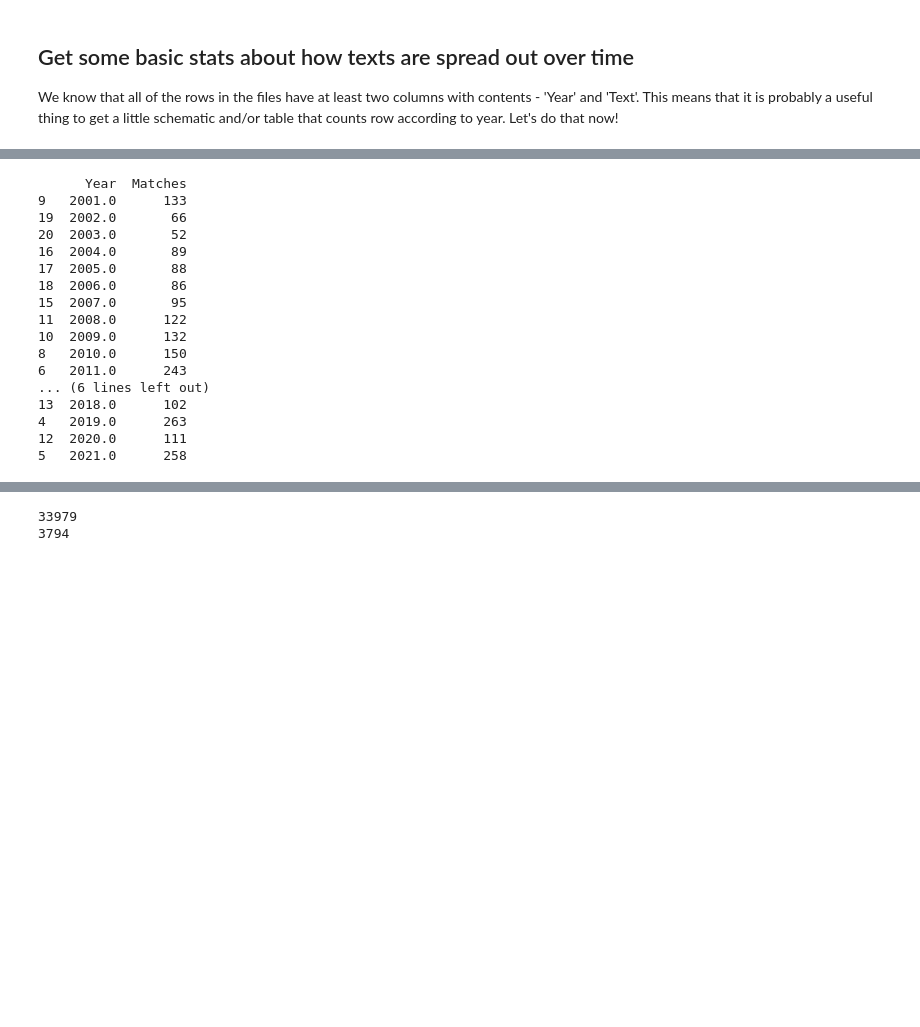
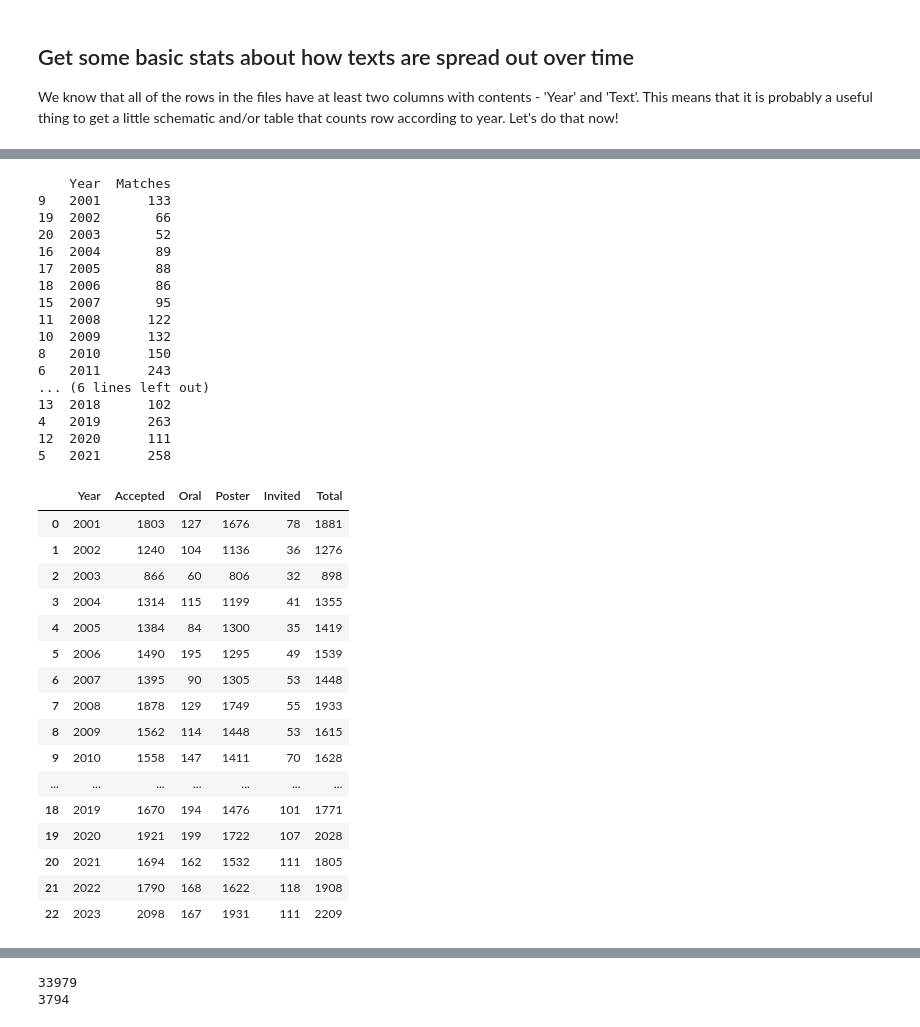
Before and after one commit to UKDataServiceOpen/Person_Identy_First_Language, a Jupyter notebook: 2023_Second_analysis/code/2_Word_frequencies.ipynb, the cells around one changed output, grey strips where cells are left out. Cells and saved outputs as stored; diff of their text form; code cells hidden in the pictures; blank space fills up the shorter version.

```diff
--- a/2023_Second_analysis/code/2_Word_frequencies.ipynb
+++ b/2023_Second_analysis/code/2_Word_frequencies.ipynb
@@ -67,6 +65,7 @@ Having checked the contents of the output folder and seen the files we expected
 # %%
 all_texts = pd.read_csv('..\\output\\all_abstracts_no_null_texts.csv')            # one for all of the texts and then
 matched_texts = pd.read_csv('..\\output\\matched_abstracts_no_null_texts.csv')    # one for just those that match the keyword
+expected_abstracts = pd.read_csv('..\\output\\ESHG_abstract_submissions.csv')     # one for the number of expected abstracts
 # %%
 print (len(all_texts))                        # it is always useful to double check that the length matches your expectations
 print (len(matched_texts))                    # in this case, we already know how many rows to expect in each file.
@@ -126,25 +123,47 @@ print(all_counts_by_year)                                                  # Let
 # %%
-matched_counts_by_year = matched_texts['Year'].value_counts()      # repeat the process for the matched_texts file
-matched_counts_by_year = pd.DataFrame(matched_counts_by_year)                        # again, turn it into a data frame
-matched_counts_by_year = matched_counts_by_year.rename(columns={"Year": "Matches"})  # name the columns
-matched_counts_by_year = matched_counts_by_year.rename_axis('Year').reset_index()    # rename axis, reset index
-matched_counts_by_year = matched_counts_by_year.sort_values(by=['Year'])             # sort by value of year
-print(matched_counts_by_year)                                                        # and check that it looks correct.
+matched_counts_by_year = matched_texts['Year'].value_counts()                             # repeat for the matched_texts file
+matched_counts_by_year = pd.DataFrame(matched_counts_by_year)                             # again, turn it into a data frame
+matched_counts_by_year = matched_counts_by_year.rename(columns={"Year": "Matches"})       # name the columns
+matched_counts_by_year = matched_counts_by_year.rename_axis('Year').reset_index()         # rename axis, reset index
+matched_counts_by_year = matched_counts_by_year.sort_values(by=['Year']).astype('Int64')  # retype and sort by value of year
+print(matched_counts_by_year)                                                             # and check it looks correct.
 # %% [output]
-      Year  Matches
-9   2001.0      133
-19  2002.0       66
-20  2003.0       52
-16  2004.0       89
-17  2005.0       88
-18  2006.0       86
-15  2007.0       95
-11  2008.0      122
-10  2009.0      132
-8   2010.0      150
-6   2011.0      243
+    Year  Matches
+9   2001      133
+19  2002       66
+20  2003       52
+16  2004       89
+17  2005       88
+18  2006       86
+15  2007       95
+11  2008      122
+10  2009      132
+8   2010      150
+6   2011      243
 ... (6 lines left out)
-13  2018.0      102
-4   2019.0      263
-12  2020.0      111
-5   2021.0      258
+13  2018      102
+4   2019      263
+12  2020      111
+5   2021      258
+# %%
+expected_abstracts             # This file wasn't created by our preparation processes, so we check it.
+                               # We don't need all the columns, just 'Year' and 'Total'.
+                               # Also, we can see that we don't need to retype the 'Year' or sort by 'Year' value.
+# %% [output]
+|  | Year | Accepted | Oral | Poster | Invited | Total |
+| 0 | 2001 | 1803 | 127 | 1676 | 78 | 1881 |
+| 1 | 2002 | 1240 | 104 | 1136 | 36 | 1276 |
+| 2 | 2003 | 866 | 60 | 806 | 32 | 898 |
+| 3 | 2004 | 1314 | 115 | 1199 | 41 | 1355 |
+| 4 | 2005 | 1384 | 84 | 1300 | 35 | 1419 |
+| 5 | 2006 | 1490 | 195 | 1295 | 49 | 1539 |
+| 6 | 2007 | 1395 | 90 | 1305 | 53 | 1448 |
+| 7 | 2008 | 1878 | 129 | 1749 | 55 | 1933 |
+| 8 | 2009 | 1562 | 114 | 1448 | 53 | 1615 |
+| 9 | 2010 | 1558 | 147 | 1411 | 70 | 1628 |
+| ... | ... | ... | ... | ... | ... | ... |
+| 18 | 2019 | 1670 | 194 | 1476 | 101 | 1771 |
+| 19 | 2020 | 1921 | 199 | 1722 | 107 | 2028 |
+| 20 | 2021 | 1694 | 162 | 1532 | 111 | 1805 |
+| 21 | 2022 | 1790 | 168 | 1622 | 118 | 1908 |
+| 22 | 2023 | 2098 | 167 | 1931 | 111 | 2209 |
```
Also changed, not shown: parts of 15 cells of this notebook, 20 other files.
